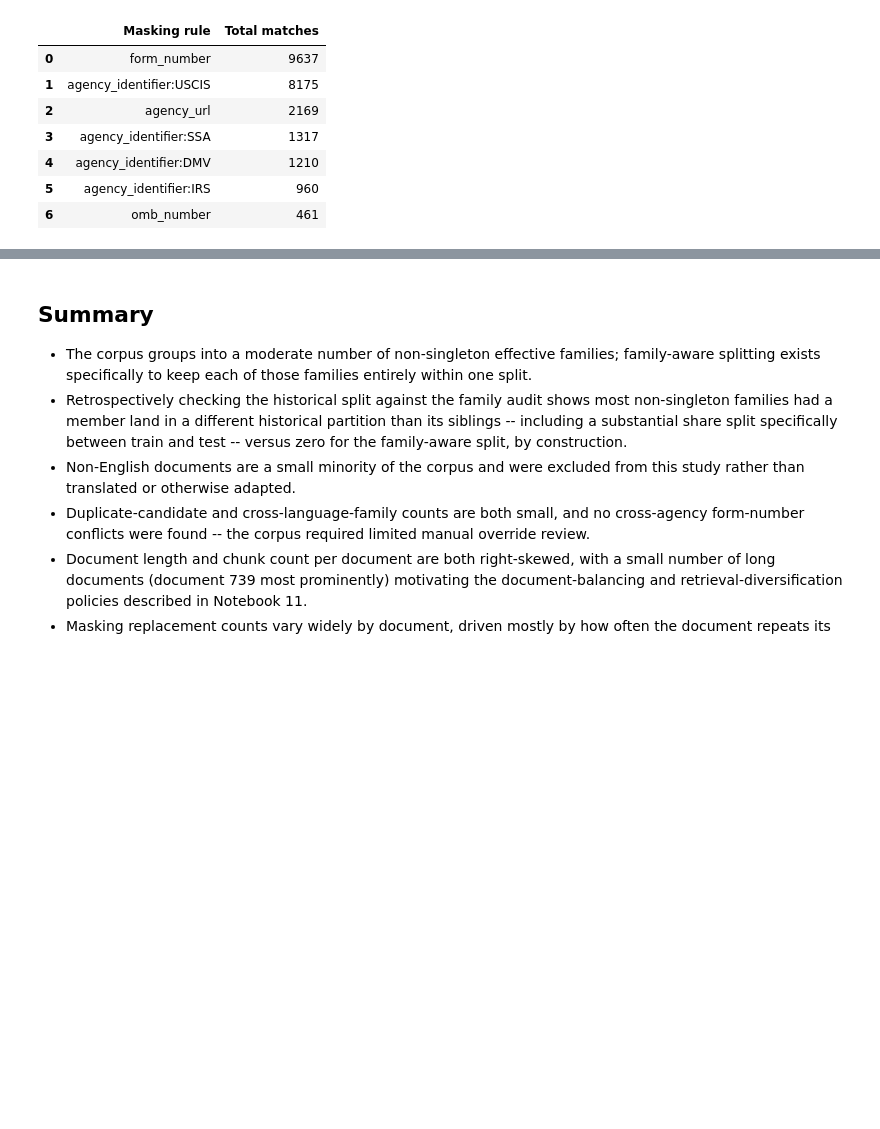
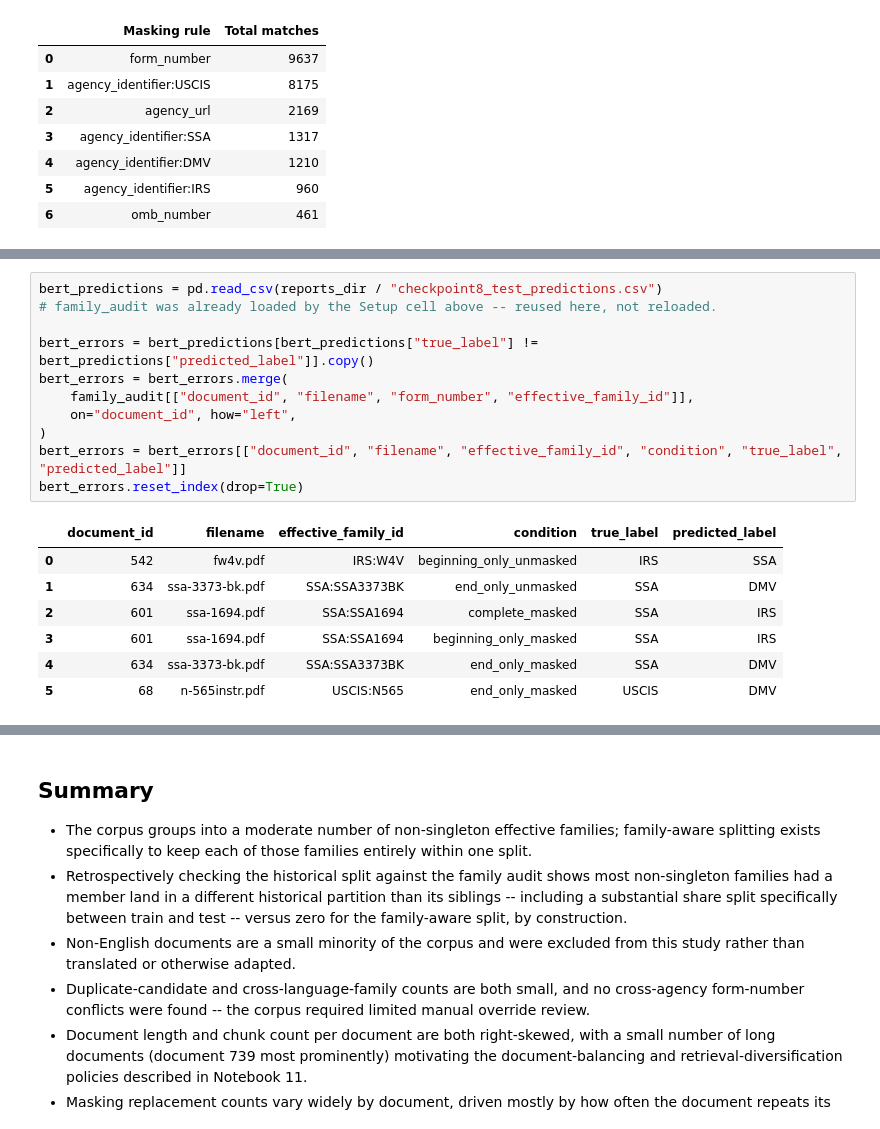
Before and after one commit to al1az1z1/newstart-ai, a Jupyter notebook: newstart_ai_benchmark/notebooks/12_family_aware_eda.ipynb, the cells around one changed output, grey strips where cells are left out. Saved outputs shown, nothing was run; the diff lists cells and outputs as text; blank space fills up the shorter version.

```diff
--- a/newstart_ai_benchmark/notebooks/12_family_aware_eda.ipynb
+++ b/newstart_ai_benchmark/notebooks/12_family_aware_eda.ipynb
@@ -384,0 +404,19 @@ Total matches per masking rule, across every document in train + validation + te
+# %%
+bert_predictions = pd.read_csv(reports_dir / "checkpoint8_test_predictions.csv")
+# family_audit was already loaded by the Setup cell above -- reused here, not reloaded.
+
+bert_errors = bert_predictions[bert_predictions["true_label"] != bert_predictions["predicted_label"]].copy()
+bert_errors = bert_errors.merge(
+    family_audit[["document_id", "filename", "form_number", "effective_family_id"]],
+    on="document_id", how="left",
+)
+bert_errors = bert_errors[["document_id", "filename", "effective_family_id", "condition", "true_label", "predicted_label"]]
+bert_errors.reset_index(drop=True)
+# %% [output]
+|  | document_id | filename | effective_family_id | condition | true_label | predicted_label |
+| 0 | 542 | fw4v.pdf | IRS:W4V | beginning_only_unmasked | IRS | SSA |
+| 1 | 634 | ssa-3373-bk.pdf | SSA:SSA3373BK | end_only_unmasked | SSA | DMV |
+| 2 | 601 | ssa-1694.pdf | SSA:SSA1694 | complete_masked | SSA | IRS |
+| 3 | 601 | ssa-1694.pdf | SSA:SSA1694 | beginning_only_masked | SSA | IRS |
+| 4 | 634 | ssa-3373-bk.pdf | SSA:SSA3373BK | end_only_masked | SSA | DMV |
+| 5 | 68 | n-565instr.pdf | USCIS:N565 | end_only_masked | USCIS | DMV |
```
Also changed, not shown: parts of 10 cells of this notebook, 3 other files.
